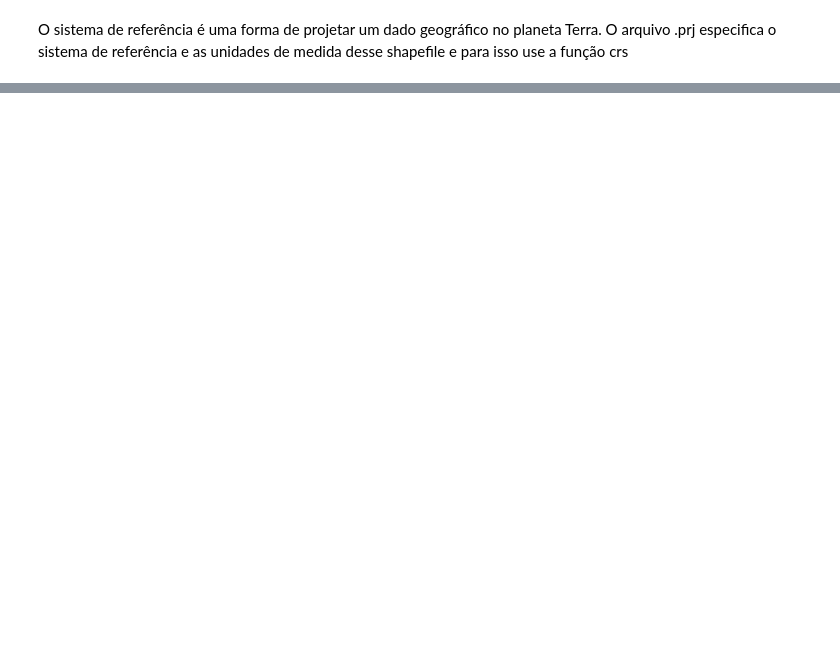
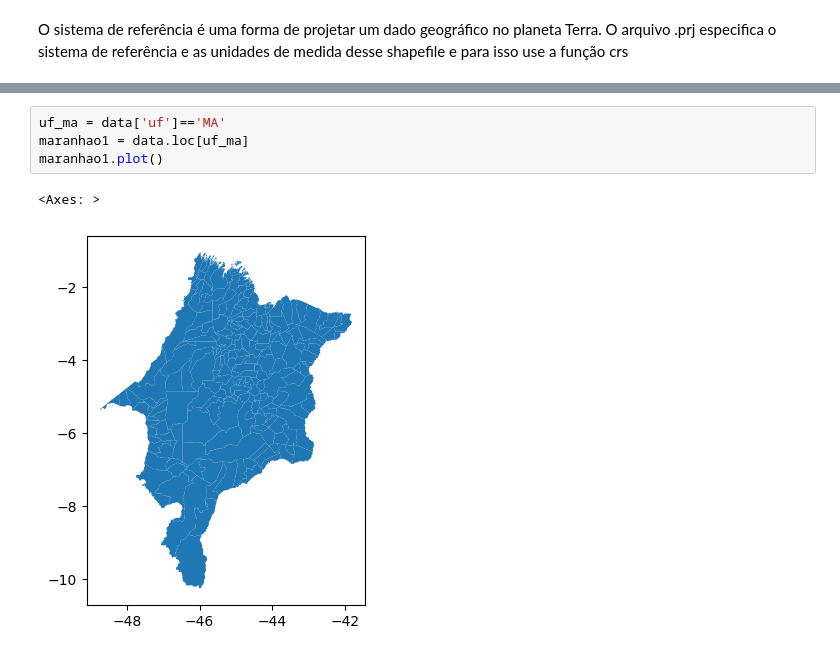
Before and after one commit to JoaoM199/geoprocessamento, a Jupyter notebook: python_gis/geopandas.ipynb, the cells around one changed output, grey strips where cells are left out. Drawn from its saved outputs; the diff is of its cells as text; blank space fills up the shorter version.

```diff
--- a/python_gis/geopandas.ipynb
+++ b/python_gis/geopandas.ipynb
@@ -25,0 +91,7 @@ data[:50] # 50 primeira linhas
+# %%
+uf_ma = data['uf']=='MA'
+maranhao1 = data.loc[uf_ma]
+maranhao1.plot()
+# %% [output]
+<Axes: >
+[figure, added]
```
Also changed, not shown: parts of 11 cells of this notebook, 8 other files.
